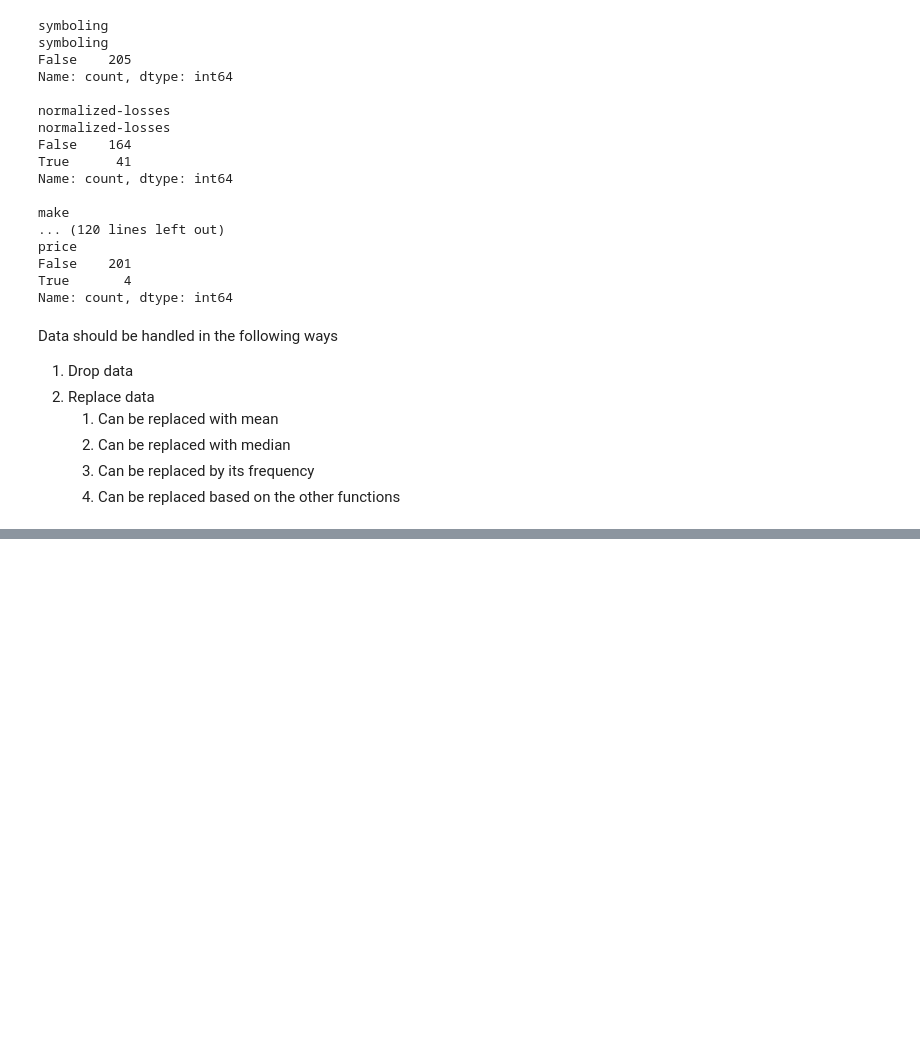
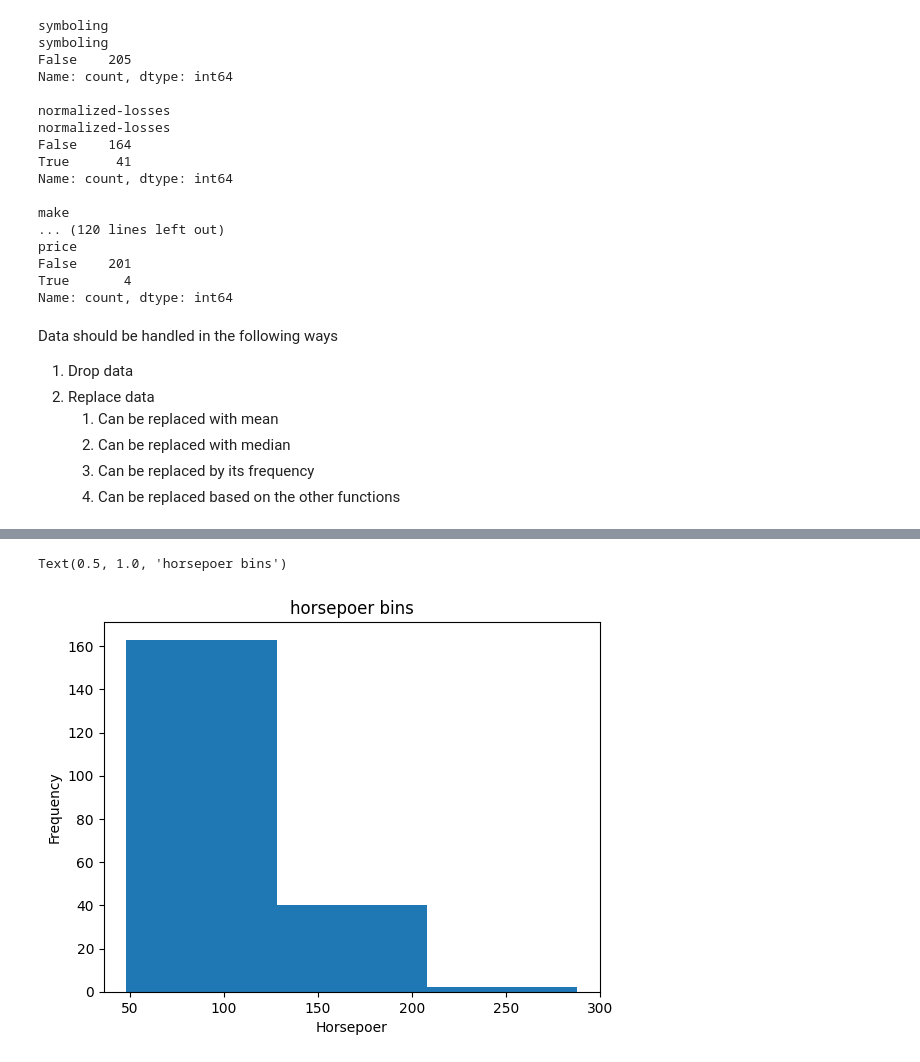
Before and after one commit to kimani845/python, a Jupyter notebook: data_wrangling.ipynb, the cells around one changed output, grey strips where cells are left out. Cells and saved outputs as stored; diff of their text form; code cells hidden in the pictures; blank space fills up the shorter version.

```diff
--- a/data_wrangling.ipynb
+++ b/data_wrangling.ipynb
@@ -201,0 +419,12 @@ Average for horse-power: 104.25615763546797
+# %%
+# bins visualization
+# normally we use histogram to visualize the bins that we have created above
+# draw the histogram of the attribute 'horsepower' with 3 bins
+
+plt.hist(df['horse-power'], bins=3)
+plt.xlabel("Horsepoer")
+plt.ylabel("Frequency")
+plt.title('horsepoer bins')
+# %% [output]
+Text(0.5, 1.0, 'horsepoer bins')
+[figure, added]
```
Also changed, not shown: parts of 23 cells of this notebook.
